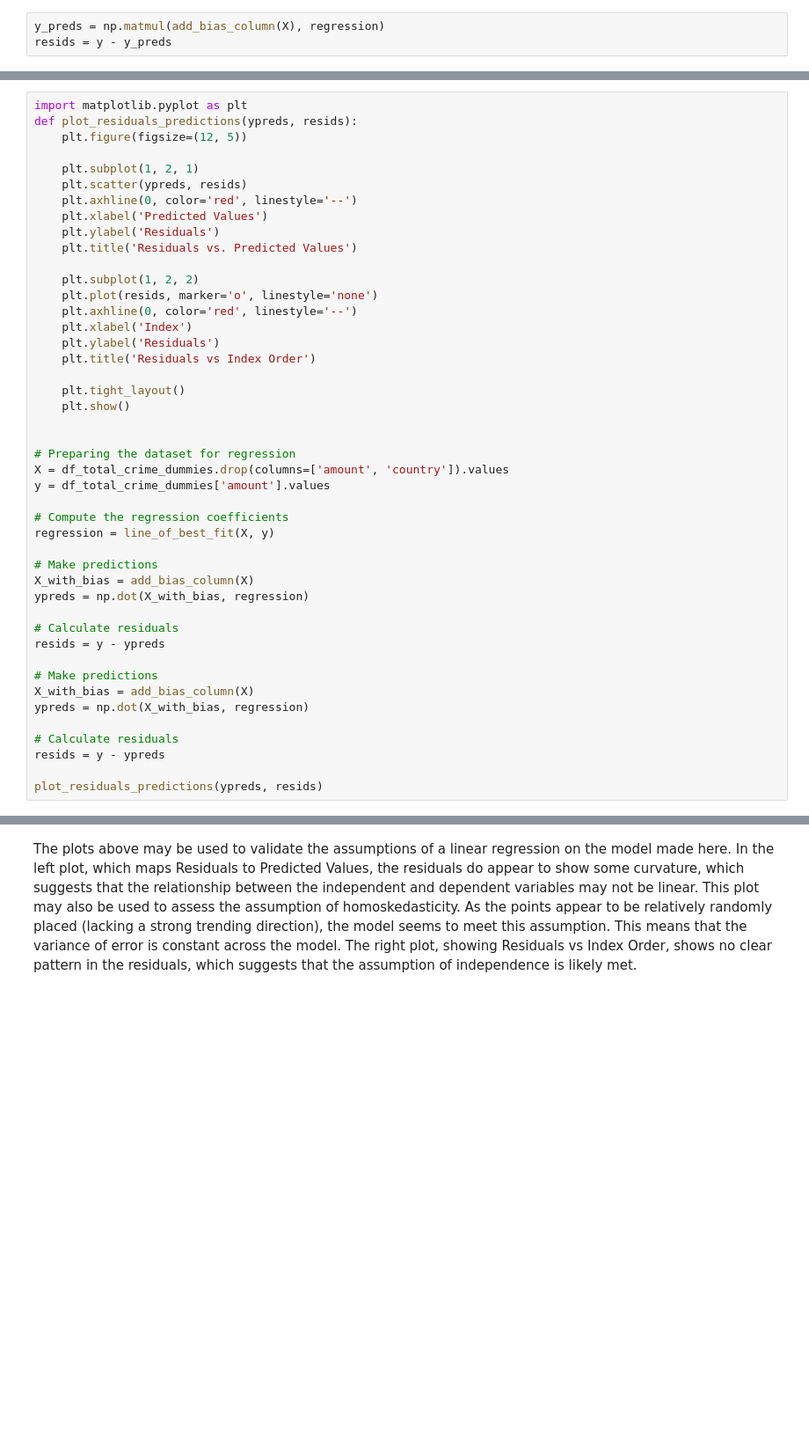
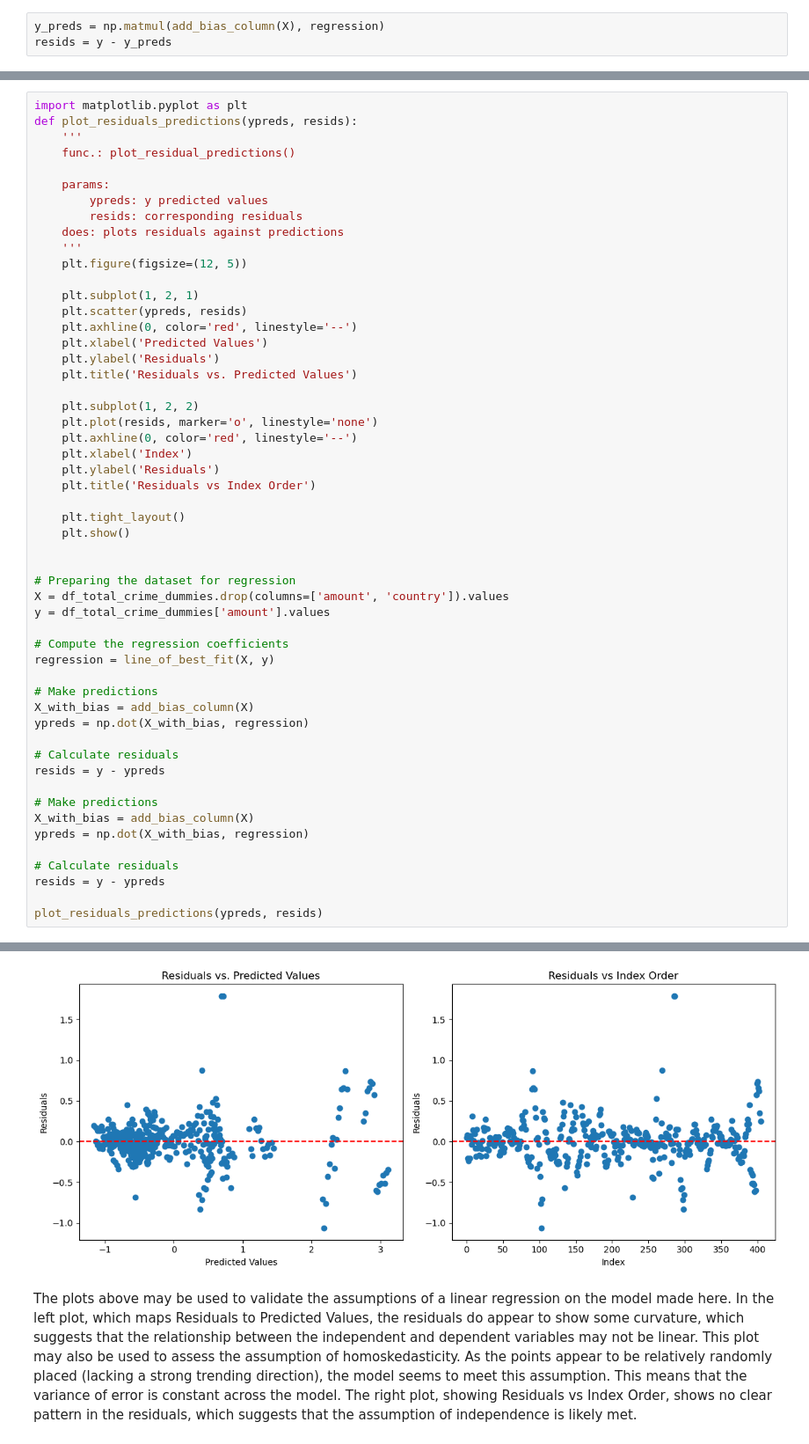
Before and after one commit to coyne1313/cs4973_project, a Jupyter notebook: Data Exploration/eurostat_data.ipynb, the cells around one changed output, grey strips where cells are left out. Shown at 88% size. Saved outputs shown, nothing was run; the diff lists cells and outputs as text; blank space fills up the shorter version.

```diff
--- a/Data Exploration/eurostat_data.ipynb
+++ b/Data Exploration/eurostat_data.ipynb
@@ -442,6 +430,14 @@ df_total_crime_dummies
 # %%
 import matplotlib.pyplot as plt
 def plot_residuals_predictions(ypreds, resids):
+    '''
+    func.: plot_residual_predictions()
+
+    params:
+        ypreds: y predicted values
+        resids: corresponding residuals
+    does: plots residuals against predictions
+    '''
     plt.figure(figsize=(12, 5))
 
     plt.subplot(1, 2, 1)
@@ -489,3 +484,4 @@ ModuleNotFoundError: No module named 'matplotlib'
+[figure, added]
 # %% [markdown]
 The plots above may be used to validate the assumptions of a linear regression on the model made here. In the left plot, which maps Residuals to Predicted Values, the residuals do appear to show some curvature, which suggests that the relationship between the independent and dependent variables may not be linear. This plot may also be used to assess the assumption of homoskedasticity. As the points appear to be relatively randomly placed (lacking a strong trending direction), the model seems to meet this assumption. This means that the variance of error is constant across the model. The right plot, showing Residuals vs Index Order, shows no clear pattern in the residuals, which suggests that the assumption of independence is likely met.
 # %% [markdown]
```
Also changed, not shown: parts of 17 cells of this notebook.
